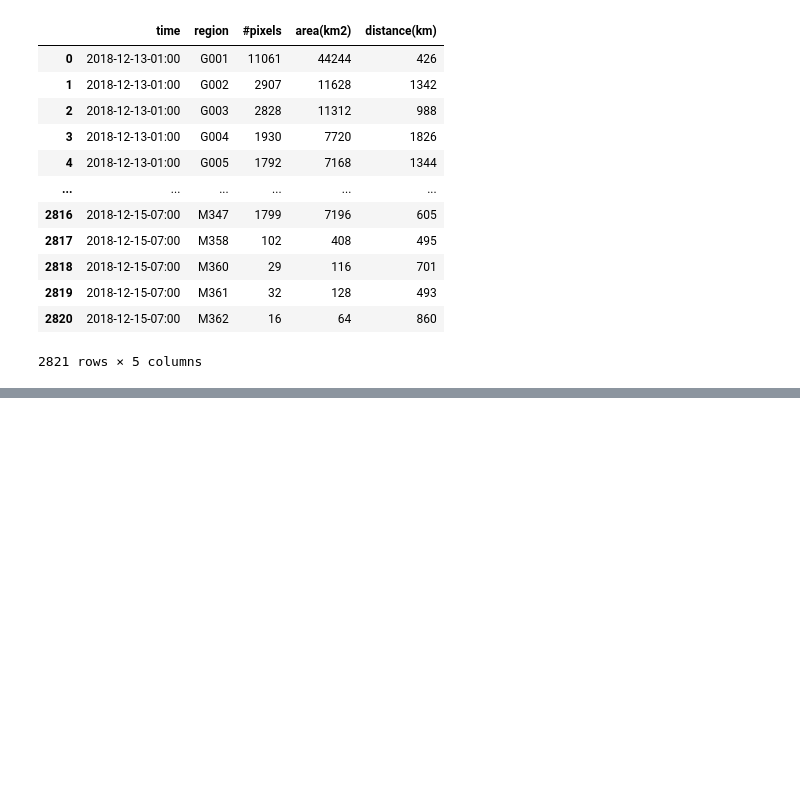
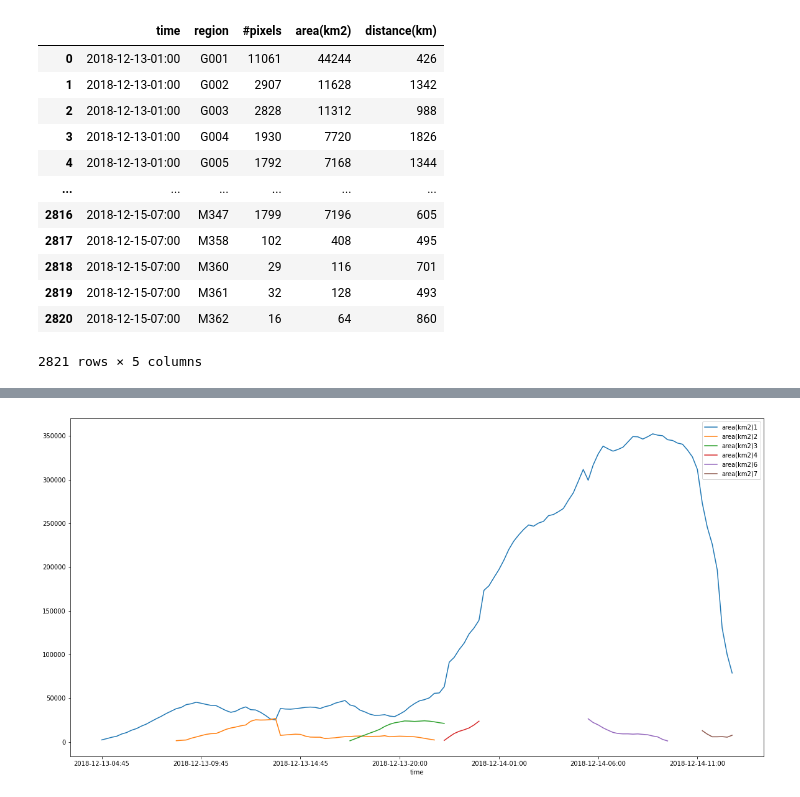
Before and after one commit to jose-velarde/LEONA-Motion-Detection, a Jupyter notebook: Matlab/temp_analysis.ipynb, the cells around one changed output, grey strips where cells are left out. Cells and saved outputs as stored; diff of their text form; code cells hidden in the pictures; blank space fills up the shorter version.

Commit message:
Added geostationary area calc & other improvements

```diff
--- a/Matlab/temp_analysis.ipynb
+++ b/Matlab/temp_analysis.ipynb
@@ -22,7 +22,14 @@ data
 | 2820 | 2018-12-15-07:00 | M362 | 16 | 64 | 860 |
 2821 rows × 5 columns
 # %%
-manual_tracking1 = ['C005','C006','C007','C008','C015','C019','C020','C023','C028','C029','C030','C033','C039','C040','C041','C043','C047'
-,'C051','C052','C053','C062','C063','C066','C067','C074','C079','C080','C083','C088','C094','C095','C100' ]
+manual_tracking1 = ['C005','C006','C007','C008','C015','C019','C020','C023','C028','C029','C030','C033','C039','C040','C041','C043','C047',
+'C051','C052','C053','C062','C063','C066','C067','C074','C079','C080','C083','C088','C094','C095','C100','C112','C114','C115','C120','C121',
+'C123','C124','C126','C128','C133','C143','C148','C170','C171','C172','C175','C178','C179','C184','C185','C186','C187','C188','C194',
+ ]
 manual_tracking2 = ['C009','C010','C011','C012','C013','C014','C016','C017','C018','C024','C026','C027','C038','C045','C085','C089',]
 manual_tracking3 = ['C055','C059']
+manual_tracking4 = ['C106','C108','C113',]
+manual_tracking5 = ['C180']
+manual_tracking6 = ['C189','C190','C191','C192','C196','C197','C200','C201','C204' ]
+manual_tracking7 = ['C193','C217','C255','C231','C237','C242','C259','C260']
+manual_tracking7_1 = ['C236','C254','C257','C258','C262','C263','C265','C266']
@@ -44,0 +36,10 @@ data.loc[data['region'] in manual_tracking1, ['time','region', 'area(km2)']]
+# %%
+region1 = data.loc[data['region'].isin(manual_tracking1), ['time', 'area(km2)']].groupby(['time']).sum().reset_index()
+region2 = data.loc[data['region'].isin(manual_tracking2), ['time', 'area(km2)']].groupby(['time']).sum().reset_index()
+region3 = data.loc[data['region'].isin(manual_tracking3), ['time', 'area(km2)']].groupby(['time']).sum().reset_index()
+region4 = data.loc[data['region'].isin(manual_tracking4), ['time', 'area(km2)']].groupby(['time']).sum().reset_index()
+region5 = data.loc[data['region'].isin(manual_tracking5), ['time', 'area(km2)']].groupby(['time']).sum().reset_index()
+region6 = data.loc[data['region'].isin(manual_tracking6), ['time', 'area(km2)']].groupby(['time']).sum().reset_index()
+region7 = data.loc[data['region'].isin(manual_tracking7), ['time', 'area(km2)']].groupby(['time']).sum().reset_index()
+region7_1 = data.loc[data['region'].isin(manual_tracking7_1), ['time', 'area(km2)']].groupby(['time']).sum().reset_index()
+region1
@@ -44,0 +60,17 @@ data.loc[data['region'] in manual_tracking1, ['time','region', 'area(km2)']]
+# %%
+merge_df = pd.merge(region1,region2, how='left',on='time')
+
+regions_area = region1.merge(
+    region2,how='left',on='time', suffixes=('1','2')
+    ).merge(
+        region3,how='left',on='time', suffixes=('2','3')
+        ).merge(
+            region4,how='left',on='time', suffixes=('3','4')
+            ).merge(
+                region5,how='left',on='time', suffixes=('5','6')
+                ).merge(
+                    region6,how='left',on='time', suffixes=('6','7'))
+# %%
+ax = regions_area.plot(x='time', figsize=(20,1 0))
+# %% [output]
+[figure, added]
```
Also changed, not shown: parts of 2 cells of this notebook, 14 other files.
